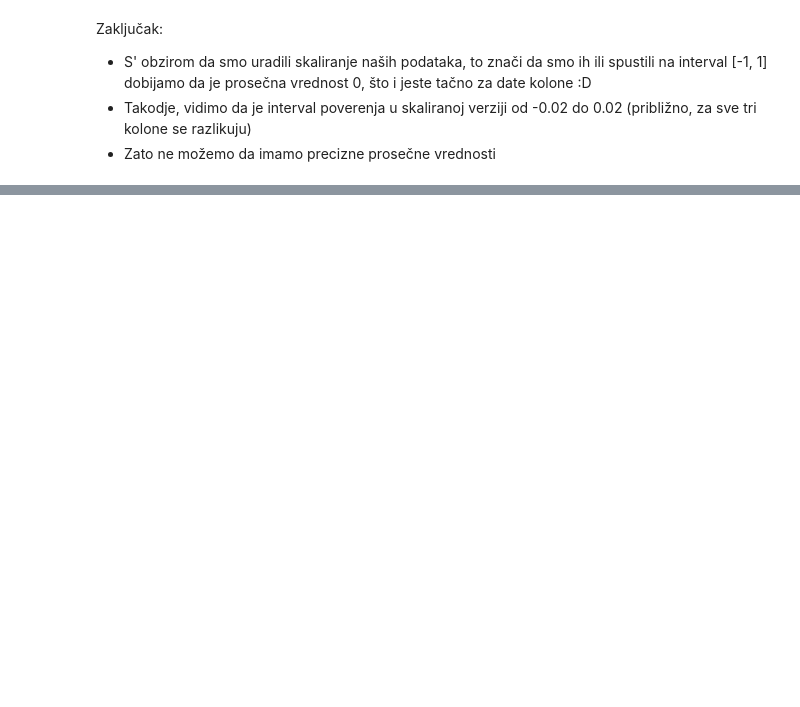
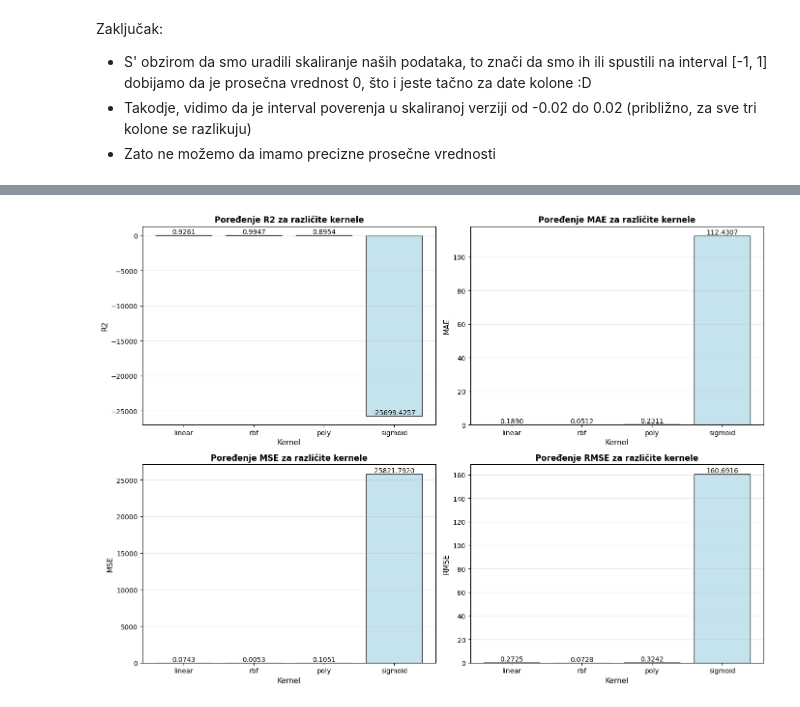
Before and after one commit to mbozinovic7625rn/onp-projekat2025, a Jupyter notebook: mihailo_bozinovic_7625_rn.ipynb, the cells around one changed output, grey strips where cells are left out. Saved outputs shown, nothing was run; the diff lists cells and outputs as text; code cells hidden in the pictures; blank space fills up the shorter version.

```diff
--- a/mihailo_bozinovic_7625_rn.ipynb
+++ b/mihailo_bozinovic_7625_rn.ipynb
@@ -601,0 +640,6 @@ Zaključak:
+# %%
+from sklearn.model_selection import train_test_split
+
+X_train, X_test, y_train, y_test = train_test_split(features, target, test_size=0.2, random_state=42)
+print(f'Dimenzije X_train: {X_train.shape}')
+print(f'Dimenzije X_test: {X_test.shape}')
@@ -601,0 +836,23 @@ Zaključak:
+# %%
+# Vizualizacija poređenja metrika za različite kernele
+metrics = ['R2', 'MAE', 'MSE', 'RMSE']
+fig, axes = plt.subplots(2, 2, figsize=(14, 10))
+axes = axes.flatten()
+
+for idx, metric in enumerate(metrics):
+    values = [svr_results[k][metric] for k in kernels]
+    colors = ['green' if k == best_kernel else 'lightblue' for k in kernels]
+
+    axes[idx].bar(kernels, values, color=colors, alpha=0.7, edgecolor='black')
+    axes[idx].set_title(f'Poređenje {metric} za različite kernele', fontsize=12, fontweight='bold')
+    axes[idx].set_xlabel('Kernel', fontsize=11)
+    axes[idx].set_ylabel(metric, fontsize=11)
+    axes[idx].grid(True, alpha=0.3, axis='y')
+
+    for i, v in enumerate(values):
+        axes[idx].text(i, v, f'{v:.4f}', ha='center', va='bottom', fontsize=10)
+
+plt.tight_layout()
+plt.show()
+# %% [output]
+[figure, added]
```
Also changed, not shown: parts of 133 cells of this notebook, 4 other files.
